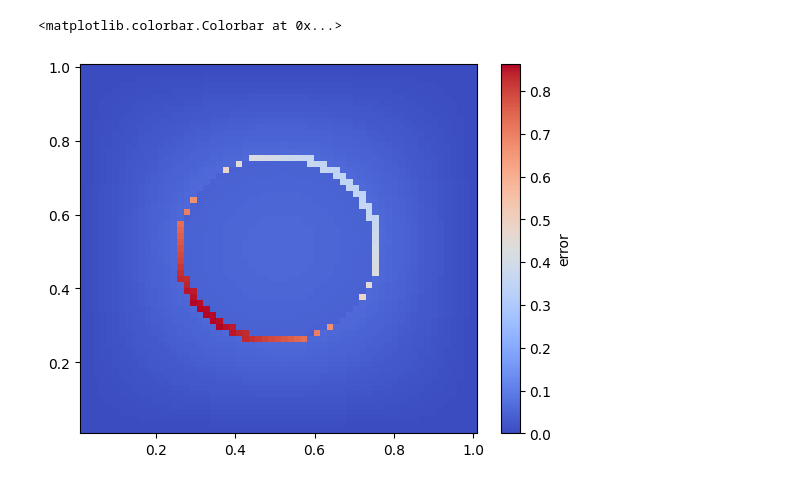
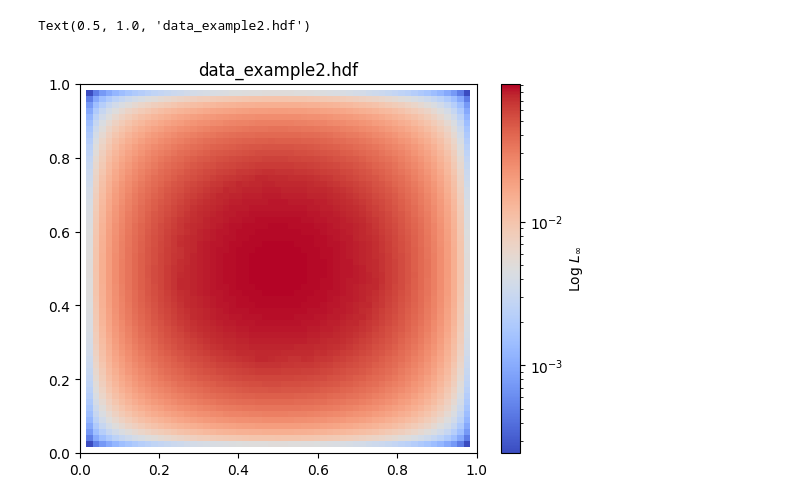
Before and after one commit to HuntFeng/vlasolver, a Jupyter notebook: analysis.ipynb, the cells around one changed output. Saved outputs shown, nothing was run; the diff lists cells and outputs as text; code cells hidden in the pictures.

```diff
--- a/analysis.ipynb
+++ b/analysis.ipynb
@@ -3,18 +3,26 @@ import numpy as np
 import matplotlib.pyplot as plt
 import h5py
 # %%
-with h5py.File("data.hdf", "r") as f:
+file = "data_example2.hdf"
+# file = "data_example5.hdf"
+# file = "data_example7.hdf"
+with h5py.File(file, "r") as f:
     phi = f["VTKHDF/CellData/phi"][:]
-nx, ny = phi.shape[1], phi.shape[2]
-dx, dy = 1 / nx, 1 / ny
-x = np.arange(dx, 1 + dx, dx)
-y = np.arange(dy, 1 + dy, dy)
-Y, X = np.meshgrid(y, x)
+    X = f["VTKHDF/FieldData/X"][:].reshape(phi.shape)
+    Y = f["VTKHDF/FieldData/Y"][:].reshape(phi.shape)
+    # f.visititems(
+    #     lambda name, obj: (
+    #         print(name, obj.shape) if isinstance(obj, h5py.Dataset) else None
+    #     )
+    # )
+X = X[-1, :, :]
+Y = Y[-1, :, :]
 Z = phi[-1, :, :]
 fig, ax = plt.subplots(subplot_kw={"projection": "3d"})
 scatter = ax.scatter(X, Y, Z, c=Z, cmap="coolwarm", s=10)
 ax.set_xlabel("X")
 ax.set_ylabel("Y")
 ax.set_zlabel("Z")
+plt.colorbar(scatter, ax=ax, label="$\\phi$")
 plt.tight_layout()
 # %% [output]
@@ -22,8 +30,19 @@ plt.tight_layout()
 # %%
-u = np.exp(-(X**2) - Y**2)
-u[(X - 0.5) ** 2 + (Y - 0.5) ** 2 > 0.25**2] = 0
-plt.pcolormesh(X, Y, np.abs(u - phi[-1]), cmap="coolwarm", shading="auto")
-plt.colorbar(label="error")
+if file == "data_example2.hdf":
+    u = np.exp(-(X**2) - Y**2)
+    u[(X - 0.5) ** 2 + (Y - 0.5) ** 2 > 0.25**2] = 0
+if file == "data_example5.hdf":
+    u = 1 + np.log(2 * np.sqrt(X**2 + Y**2))
+    u[X**2 + Y**2 < 0.5**2] = 1
+if file == "data_example7.hdf":
+    u = X**2 - Y**2
+    u[(X - 0.5) ** 2 + (Y - 0.5) ** 2 > 0.5**2] = 0
+
+plt.pcolormesh(
+    X, Y, np.abs(u - phi[-1]), cmap="coolwarm", norm=plt.matplotlib.colors.LogNorm()
+)
+plt.colorbar(label="Log $L_\\infty$")
+plt.title(file)
 # %% [output]
-<matplotlib.colorbar.Colorbar at 0x...>
+Text(0.5, 1.0, 'data_example2.hdf')
-[figure, old version]
+[figure, new version]
```
Also changed, not shown: parts of 1 cell of this notebook, 1 other file.
